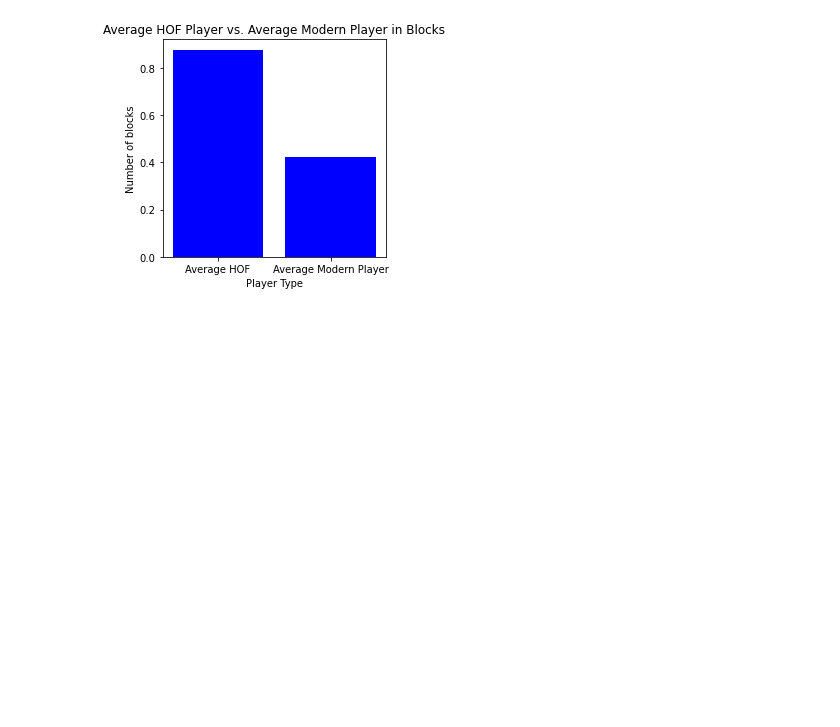
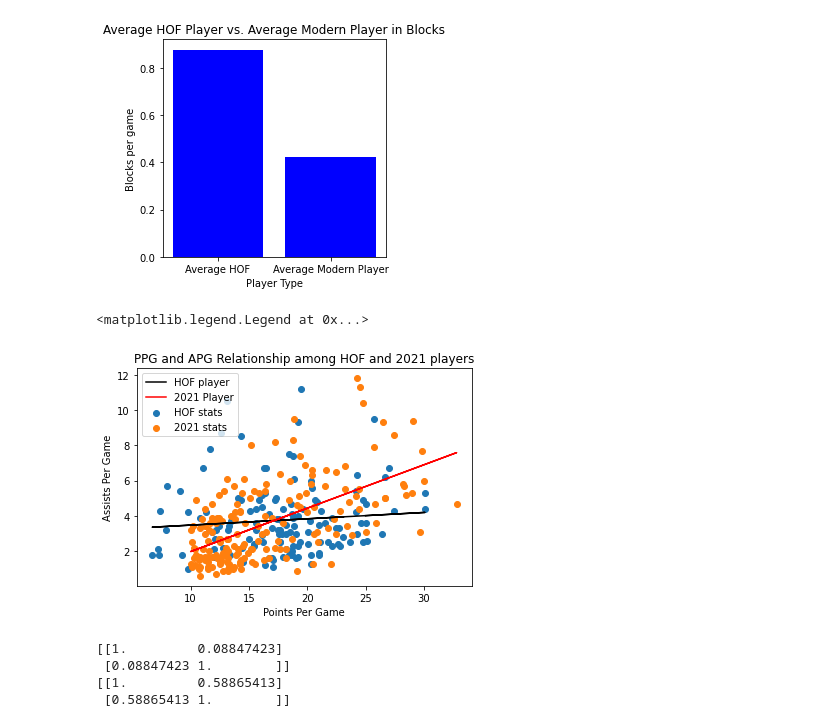
Before and after one commit to surmud/NBA-Hall-of-fame-predictor, a Jupyter notebook: hof.ipynb, the cells around one changed output. Drawn from its saved outputs; the diff is of its cells as text; code cells hidden in the pictures; blank space fills up the shorter version.

Commit message:
Added PPG APG relationship

```diff
--- a/hof.ipynb
+++ b/hof.ipynb
@@ -283,3 +284,51 @@ plt.show()
 [figure]
 # %%
 # Based on the graph, we can conclude that our hypothesis is correct. The average HOF player has more blocks than the average modern nba player. This makes sense as more field goals, which are more frequenlty blocked than outside shots, were taken in the "bully ball" era than in the modern era where the 3 point shot rules. The difference is little more than double (~0.85 vs ~0.4) indiciating that the "bully ball" era was rougher and it was harder to score inside the paint at that time.
+# %%
+# How selfish does a HOF player have to be?
+pts = np.array(hof_df['PTS']).reshape(-1,1)
+ast = np.array(hof_df['AST']).reshape(-1,1)
+model = linear_model.LinearRegression()
+model.fit(pts, ast)
+expected_ast = model.predict(pts)
+plt.scatter(pts, ast, label='HOF stats')
+plt.plot(pts, expected_ast, color = 'black', label='HOF player')
+r1 = np.corrcoef(hof_df['PTS'], hof_df['AST'])
+#2021 NBA players
+pts = []
+ast = []
+for i,row in currSeasonStats.iterrows():
+    # Reject nba players with less than 10 PPG because those aren't players that we should consider against HOF players since
+    # they are not high scoring enough players to consider(<10 PPG is low scoring).
+    if float(row['AST']) < 0.0 or np.isnan(row['AST']) or float(row['PTS']) < 10.0 or np.isnan(row['PTS']):
+        continue
+    pts.append(float(row['PTS']))
+    ast.append(float(row['AST']))
+
+r2 = np.corrcoef(pts, ast)
+pts = np.array(pts).reshape(-1,1)
+ast = np.array(ast).reshape(-1,1)
+model = linear_model.LinearRegression()
+model.fit(pts, ast)
+expected_ast = model.predict(pts)
+plt.scatter(pts, ast, label='2021 stats')
+plt.plot(pts, expected_ast, color = 'red', label='2021 Player')
+
+
+plt.title('PPG and APG Relationship among HOF and 2021 players')
+plt.xlabel('Points Per Game')
+plt.ylabel('Assists Per Game')
+plt.legend()
+# %% [output]
+<matplotlib.legend.Legend at 0x...>
+[figure, added]
+# %%
+print(r1) #R = .09 , indicating a weak correlation between PPG and APG among HOF players
+print(r2) #R = 0.59, indicating a stronger correlation between PPG and APG among current nba players
+
+# What this graph shows is the relationship between high scoring HOF and how selfish they were (not passing the ball) compared to the realtionship between high-scoring 2021 NBA players and how selfish they are. The HOF line (black line) shows a weakly positive trend (R=.09) between PPG and APG. This indicates that high scoring HOF players, who played during the "bully ball" era, did not share the ball as much. So yes, while they were scoring a lot of points, they were not getting their team as involved. When we look at the 2021 players stats, we see there is a very strong posititve trend (R=.59) between PPG and APG. This means that current high scoring NBA players, still share the ball a lot and get their team involved while scoring a lot of points. This means that it can be said that among the offensive powerhouses among both HOF players and 2021 players, 2021 offensive powerhouses are less selfish, and are more willing to share the ball. It can be said that they are more offensively complete since they are scoring more points and helping their team score points.
+# %% [output]
+[[1.         0.08847423]
+ [0.08847423 1.        ]]
+[[1.         0.58865413]
+ [0.58865413 1.        ]]
```
Also changed, not shown: parts of 1 cell of this notebook.
